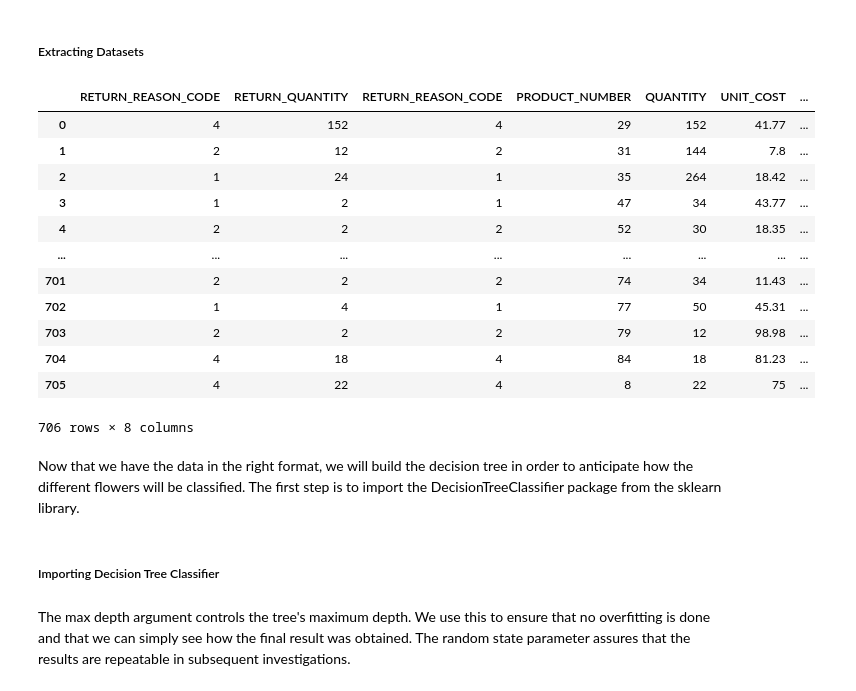
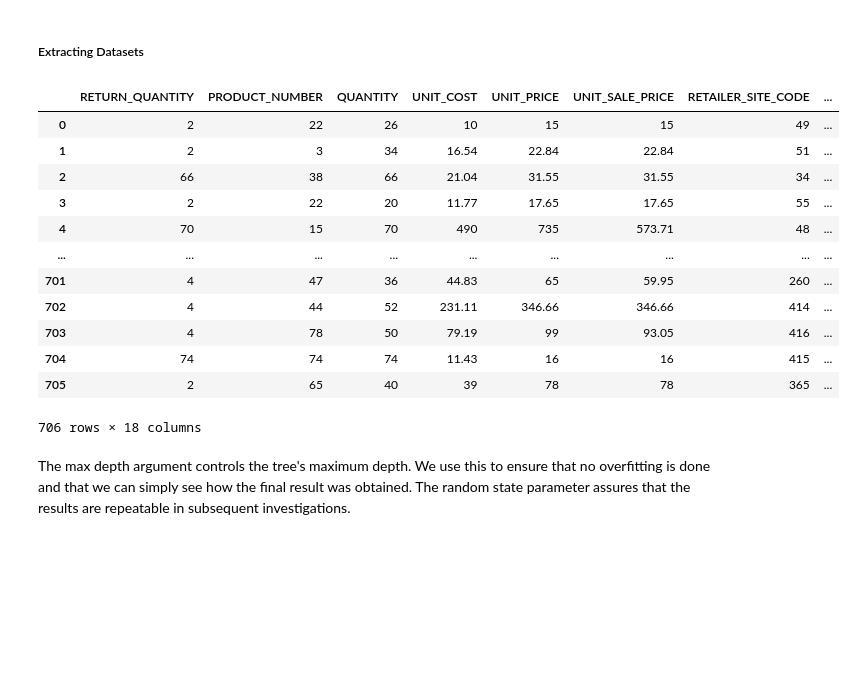
Before and after one commit to Justwouter/DEDS-Week-10, a Jupyter notebook: Examples/MyAttempt.ipynb, the cells around one changed output. Cells and saved outputs as stored; diff of their text form; code cells hidden in the pictures; blank space fills up the shorter version.

```diff
--- a/Examples/MyAttempt.ipynb
+++ b/Examples/MyAttempt.ipynb
@@ -56,36 +68,30 @@ df
 # %% [markdown]
 ##### Extracting Datasets
 # %%
-x = df.drop(columns=["RETURN_DESCRIPTION_EN","RETURN_DATE","ORDER_DETAIL_CODE","RETURN_CODE","ORDER_NUMBER"]) #Bit cheaty ,"RETURN_REASON_CODE"
+x = df.drop(columns=["RETURN_DESCRIPTION_EN","RETURN_DATE","ORDER_DETAIL_CODE","RETURN_CODE","ORDER_NUMBER","ORDER_DATE"
+                     ,"ADDRESS1","ADDRESS2","REGION","RETAILER_NAME","CITY","POSTAL_ZONE","PRODUCT_NAME","PRODUCT_IMAGE",
+                     "LANGUAGE","PRODUCTION_COST","PRODUCT_TYPE_EN","DESCRIPTION","INTRODUCTION_DATE","RETURN_REASON_CODE"]) #Bit cheaty
 
 y = df["RETURN_DESCRIPTION_EN"]
 
 feature_names = x.columns
-
 labels = y.unique()
-
-
-X_train, test_x, y_train, test_lab = train_test_split(x, y,test_size=0.4, random_state=42)
-
+X_train, X_test, y_train, y_test = train_test_split(x, y,test_size=0.4, random_state=42)
 x
 # %% [output]
-|  | RETURN_REASON_CODE | RETURN_QUANTITY | RETURN_REASON_CODE | PRODUCT_NUMBER | QUANTITY | UNIT_COST | ... |
-| 0 | 4 | 152 | 4 | 29 | 152 | 41.77 | ... |
-| 1 | 2 | 12 | 2 | 31 | 144 | 7.8 | ... |
-| 2 | 1 | 24 | 1 | 35 | 264 | 18.42 | ... |
-| 3 | 1 | 2 | 1 | 47 | 34 | 43.77 | ... |
-| 4 | 2 | 2 | 2 | 52 | 30 | 18.35 | ... |
-| ... | ... | ... | ... | ... | ... | ... | ... |
-| 701 | 2 | 2 | 2 | 74 | 34 | 11.43 | ... |
-| 702 | 1 | 4 | 1 | 77 | 50 | 45.31 | ... |
-| 703 | 2 | 2 | 2 | 79 | 12 | 98.98 | ... |
-| 704 | 4 | 18 | 4 | 84 | 18 | 81.23 | ... |
-| 705 | 4 | 22 | 4 | 8 | 22 | 75 | ... |
+|  | RETURN_QUANTITY | PRODUCT_NUMBER | QUANTITY | UNIT_COST | UNIT_PRICE | UNIT_SALE_PRICE | RETAILER_SITE_CODE | ... |
+| 0 | 2 | 22 | 26 | 10 | 15 | 15 | 49 | ... |
+| 1 | 2 | 3 | 34 | 16.54 | 22.84 | 22.84 | 51 | ... |
+| 2 | 66 | 38 | 66 | 21.04 | 31.55 | 31.55 | 34 | ... |
+| 3 | 2 | 22 | 20 | 11.77 | 17.65 | 17.65 | 55 | ... |
+| 4 | 70 | 15 | 70 | 490 | 735 | 573.71 | 48 | ... |
+| ... | ... | ... | ... | ... | ... | ... | ... | ... |
+| 701 | 4 | 47 | 36 | 44.83 | 65 | 59.95 | 260 | ... |
+| 702 | 4 | 44 | 52 | 231.11 | 346.66 | 346.66 | 414 | ... |
+| 703 | 4 | 78 | 50 | 79.19 | 99 | 93.05 | 416 | ... |
+| 704 | 74 | 74 | 74 | 11.43 | 16 | 16 | 415 | ... |
+| 705 | 2 | 65 | 40 | 39 | 78 | 78 | 365 | ... |
-706 rows × 8 columns
+706 rows × 18 columns
-# %% [markdown]
-Now that we have the data in the right format, we will build the decision tree in order to anticipate how the different flowers will be classified. The first step is to import the DecisionTreeClassifier package from the sklearn library.
-# %% [markdown]
-##### Importing Decision Tree Classifier
 # %% [markdown]
 The max depth argument controls the tree's maximum depth. We use this to ensure that no overfitting is done and that we can simply see how the final result was obtained. The random state parameter assures that the results are repeatable in subsequent investigations.
 # %% [markdown]
```
Also changed, not shown: parts of 20 cells of this notebook.
